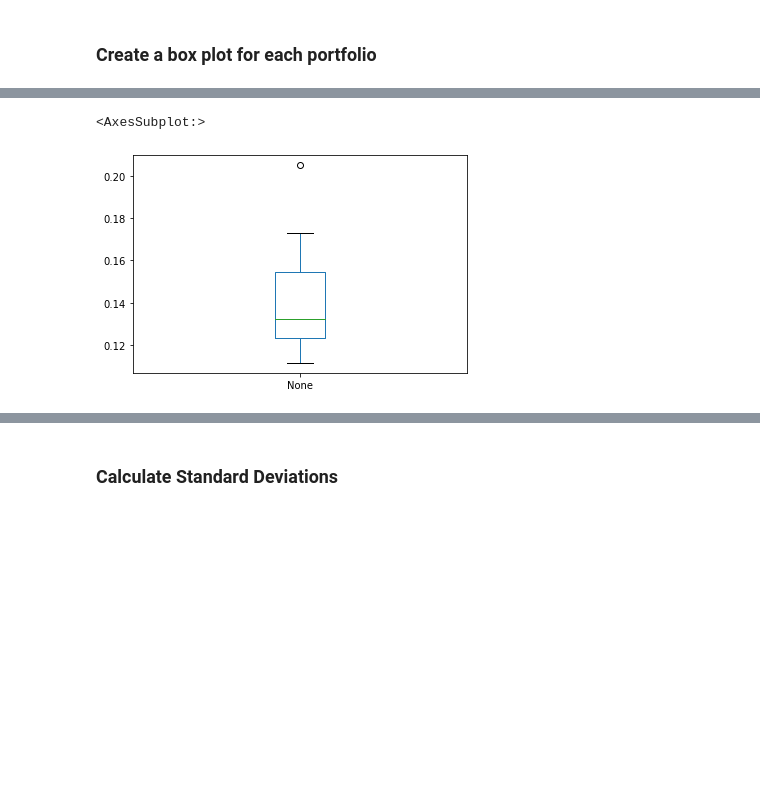
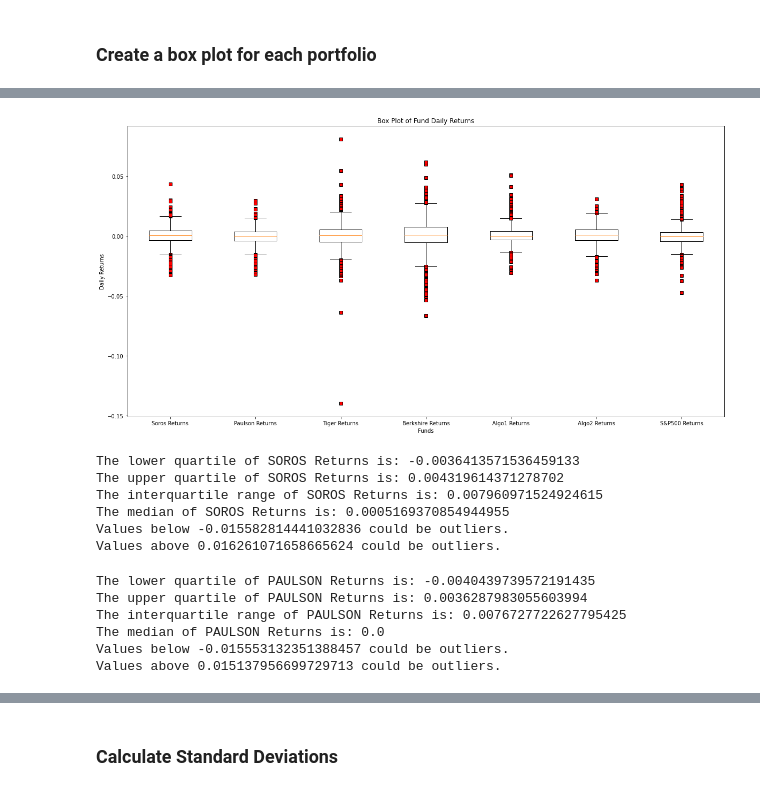
Before and after one commit to jordan-gilmartin/pandas-portfolio-analysis, a Jupyter notebook: whale_analysis.ipynb, the cells around one changed output, grey strips where cells are left out. Drawn from its saved outputs; the diff is of its cells as text; code cells hidden in the pictures; blank space fills up the shorter version.

Commit message:
added extra box plot and IQR info

```diff
--- a/whale_analysis.ipynb
+++ b/whale_analysis.ipynb
@@ -700,6 +699,59 @@ combined_df.plot.box(figsize=(20,10))
 [figure]
-# %%
-annualized_std.plot.box()
-# %% [output]
-<AxesSubplot:>
-[figure, removed]
+# %%
+# Creating Boxplot Chart for Fund Daily Returns
+returns = [SOROS, PAULSON, TIGER, BRK, Algo1, Algo2, sp500]
+funds = ["Soros Returns", "Paulson Returns", "Tiger Returns", "Berkshire Returns", "Algo1 Returns", "Algo2 Returns", "S&P500 Returns"]
+fig1, ax1 = plt.subplots(figsize=(20,10))
+red_square = dict(markerfacecolor='r', marker='s')
+plt.boxplot(returns, labels=funds, flierprops=red_square)
+plt.title("Box Plot of Fund Daily Returns")
+plt.ylabel("Daily Returns")
+plt.xlabel("Funds");
+# %% [output]
+[figure, added]
+# %%
+# Processing IQR info
+quartiles = SOROS.quantile([.25,.5,.75])
+lowerq = quartiles[0.25]
+median = quartiles[0.5]
+upperq = quartiles[0.75]
+iqr = upperq - lowerq
+print(f"The lower quartile of SOROS Returns is: {lowerq}")
+print(f"The upper quartile of SOROS Returns is: {upperq}")
+print(f"The interquartile range of SOROS Returns is: {iqr}")
+print(f"The median of SOROS Returns is: {median}")
+
+lower_bound = lowerq - (1.5*iqr)
+upper_bound = upperq + (1.5*iqr)
+print(f"Values below {lower_bound} could be outliers.")
+print(f"Values above {upper_bound} could be outliers.")
+# %% [output]
+The lower quartile of SOROS Returns is: -0.0036413571536459133
+The upper quartile of SOROS Returns is: 0.004319614371278702
+The interquartile range of SOROS Returns is: 0.007960971524924615
+The median of SOROS Returns is: 0.0005169370854944955
+Values below -0.015582814441032836 could be outliers.
+Values above 0.016261071658665624 could be outliers.
+# %%
+# Processing IQR info
+quartiles = PAULSON.quantile([.25,.5,.75])
+lowerq = quartiles[0.25]
+median = quartiles[0.5]
+upperq = quartiles[0.75]
+iqr = upperq - lowerq
+print(f"The lower quartile of PAULSON Returns is: {lowerq}")
+print(f"The upper quartile of PAULSON Returns is: {upperq}")
+print(f"The interquartile range of PAULSON Returns is: {iqr}")
+print(f"The median of PAULSON Returns is: {median}")
+
+lower_bound = lowerq - (1.5*iqr)
+upper_bound = upperq + (1.5*iqr)
+print(f"Values below {lower_bound} could be outliers.")
+print(f"Values above {upper_bound} could be outliers.")
+# %% [output]
+The lower quartile of PAULSON Returns is: -0.0040439739572191435
+The upper quartile of PAULSON Returns is: 0.0036287983055603994
+The interquartile range of PAULSON Returns is: 0.0076727722627795425
+The median of PAULSON Returns is: 0.0
+Values below -0.015553132351388457 could be outliers.
+Values above 0.015137956699729713 could be outliers.
```
Also changed, not shown: parts of 7 cells of this notebook.
